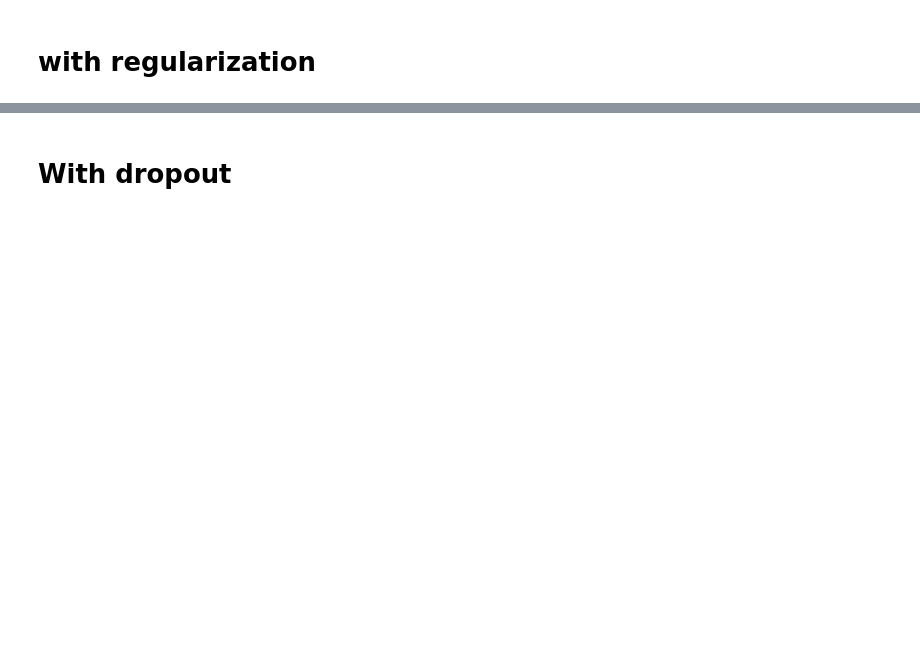
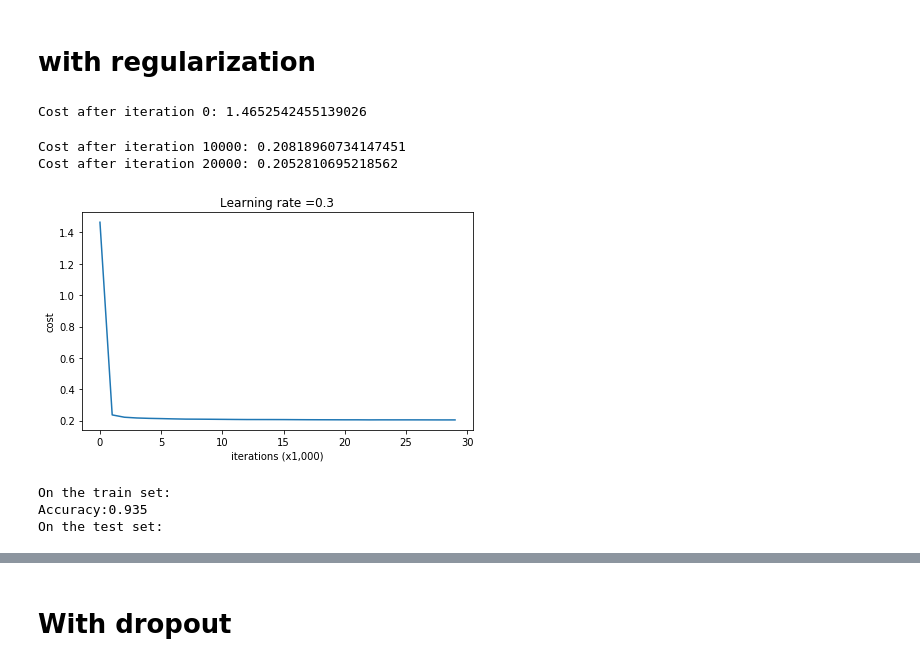
Before and after one commit to vkvats/DeepLearning-by-Andrew-Ng, a Jupyter notebook: Specialization-2/Week1-assignment/Regularization/Regularization.ipynb, the cells around one changed output, grey strips where cells are left out. Saved outputs shown, nothing was run; the diff lists cells and outputs as text; code cells hidden in the pictures; blank space fills up the shorter version.

```diff
--- a/Specialization-2/Week1-assignment/Regularization/Regularization.ipynb
+++ b/Specialization-2/Week1-assignment/Regularization/Regularization.ipynb
@@ -374,8 +379,16 @@ plot_decision_boundary(lambda x: predict_dec(parameters, x.T), train_X, train_Y)
 # %% [markdown]
 # with regularization
 # %%
-parameters = model(train_X, train_Y, lambd = 0.7)
+parameters = model(train_X, train_Y, lambd = 0.5)
 print ("On the train set:")
 predictions_train = predict(train_X, train_Y, parameters)
 print ("On the test set:")
-predictions_test = predict(test_X, test_Y, parameters)
+# predictions_test = predict(test_X, test_Y, parameters)
+# %% [output]
+Cost after iteration 0: 1.4652542455139026
+Cost after iteration 10000: 0.20818960734147451
+Cost after iteration 20000: 0.2052810695218562
+[figure, added]
+On the train set:
+Accuracy:0.935
+On the test set:
```
Also changed, not shown: parts of 9 cells of this notebook, 6 other files.
